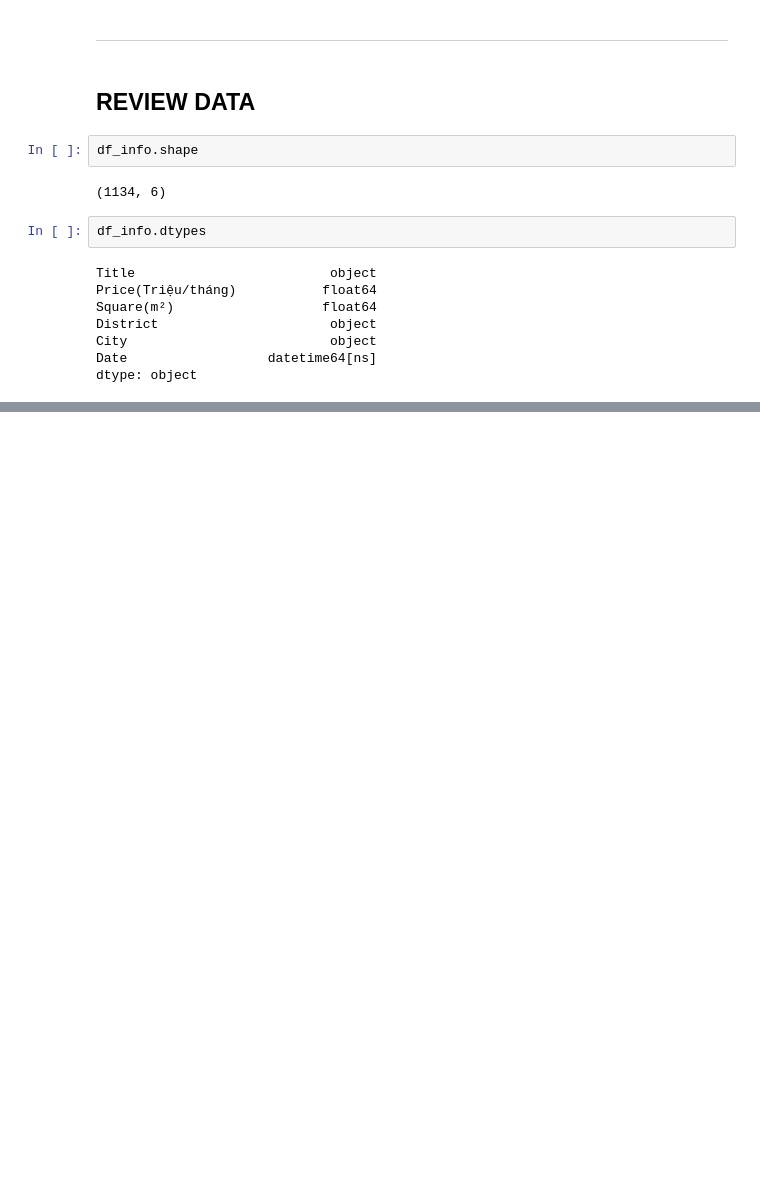
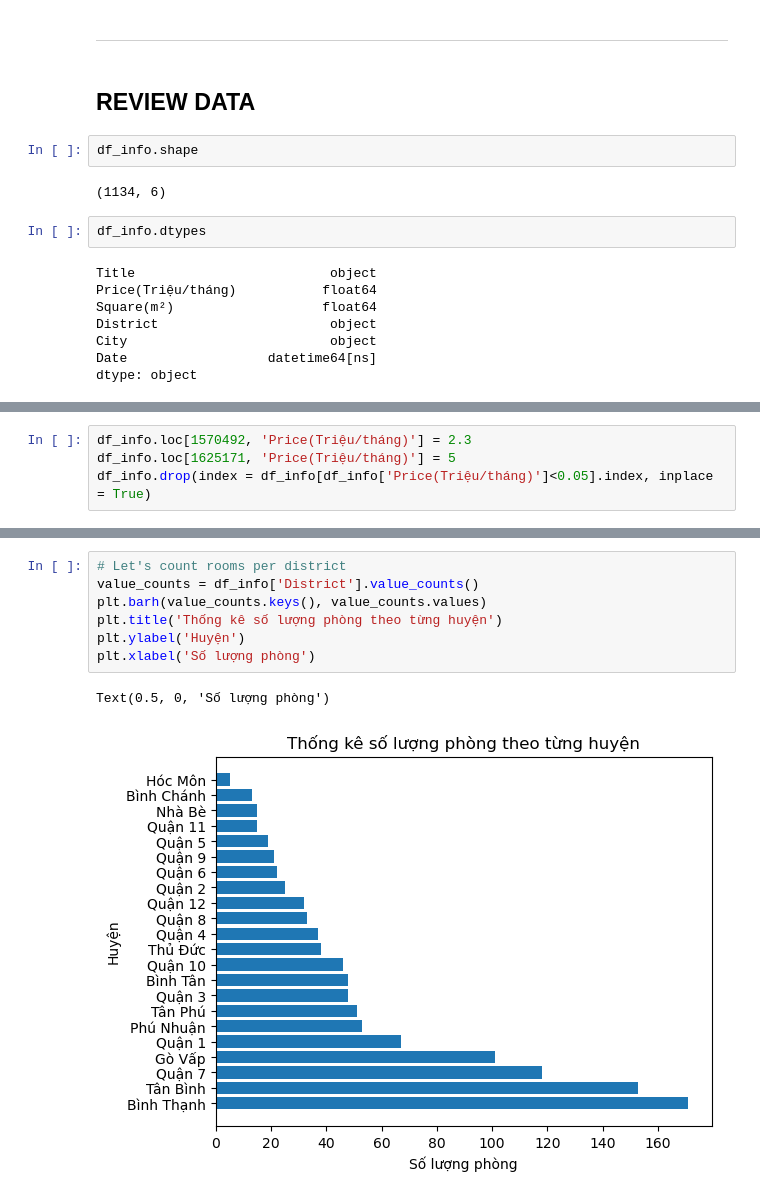
Before and after one commit to laitoanthang/HCM-House-Predict, a Jupyter notebook: Data Science Process/Preprocessing/datapreprocessing.ipynb, the cells around one changed output, grey strips where cells are left out. Drawn from its saved outputs; the diff is of its cells as text; blank space fills up the shorter version.

```diff
--- a/Data Science Process/Preprocessing/datapreprocessing.ipynb
+++ b/Data Science Process/Preprocessing/datapreprocessing.ipynb
@@ -468,0 +552,4 @@ dtype: object
+# %%
+df_info.loc[1570492, 'Price(Triệu/tháng)'] = 2.3
+df_info.loc[1625171, 'Price(Triệu/tháng)'] = 5
+df_info.drop(index = df_info[df_info['Price(Triệu/tháng)']<0.05].index, inplace = True)
@@ -468,0 +603,10 @@ dtype: object
+# %%
+# Let's count rooms per district
+value_counts = df_info['District'].value_counts()
+plt.barh(value_counts.keys(), value_counts.values)
+plt.title('Thống kê số lượng phòng theo từng huyện')
+plt.ylabel('Huyện')
+plt.xlabel('Số lượng phòng')
+# %% [output]
+Text(0.5, 0, 'Số lượng phòng')
+[figure, added]
```
Also changed, not shown: parts of 47 cells of this notebook, 1 other file.
